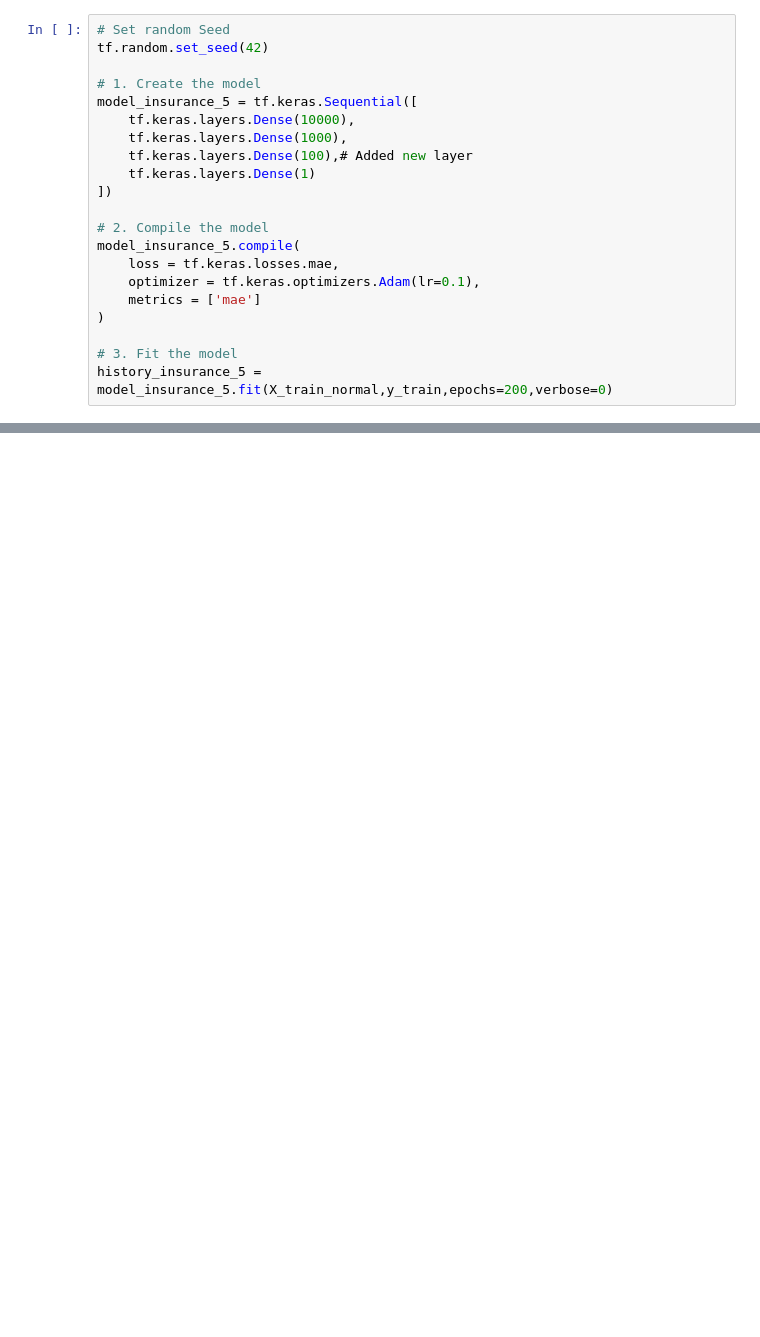
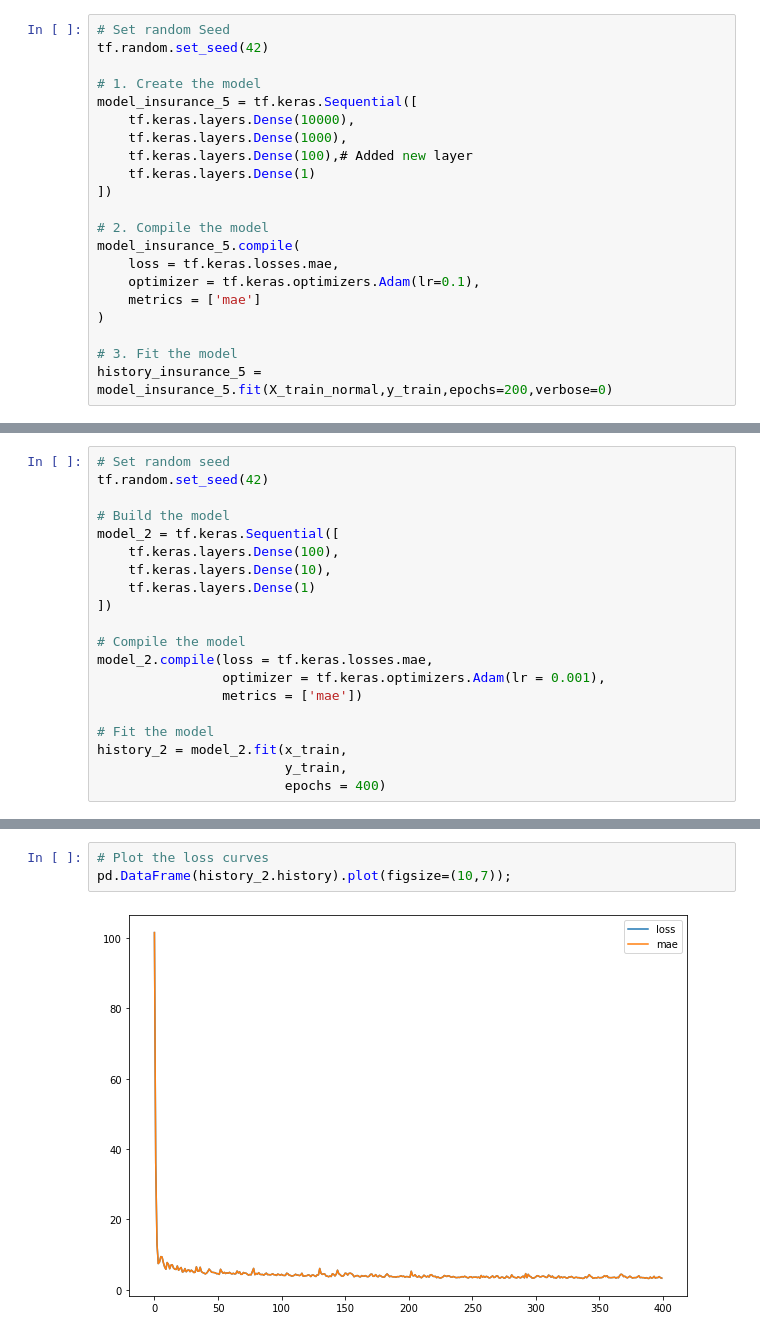
Before and after one commit to ThejakaSEP/Tensorflow_Certification, a Jupyter notebook: Exercise_01_Regression.ipynb, the cells around one changed output, grey strips where cells are left out. Saved outputs shown, nothing was run; the diff lists cells and outputs as text; blank space fills up the shorter version.

```diff
--- a/Exercise_01_Regression.ipynb
+++ b/Exercise_01_Regression.ipynb
@@ -441,0 +557,20 @@ pd.DataFrame(history_insurance_5.history).plot()
+# %%
+# Set random seed
+tf.random.set_seed(42)
+
+# Build the model
+model_2 = tf.keras.Sequential([
+    tf.keras.layers.Dense(100),
+    tf.keras.layers.Dense(10),
+    tf.keras.layers.Dense(1)
+])
+
+# Compile the model
+model_2.compile(loss = tf.keras.losses.mae,
+                optimizer = tf.keras.optimizers.Adam(lr = 0.001),
+                metrics = ['mae'])
+
+# Fit the model
+history_2 = model_2.fit(x_train,
+                        y_train,
+                        epochs = 400)
@@ -441,0 +601,5 @@ pd.DataFrame(history_insurance_5.history).plot()
+# %%
+# Plot the loss curves
+pd.DataFrame(history_2.history).plot(figsize=(10,7));
+# %% [output]
+[figure, added]
```
Also changed, not shown: parts of 54 cells of this notebook.
